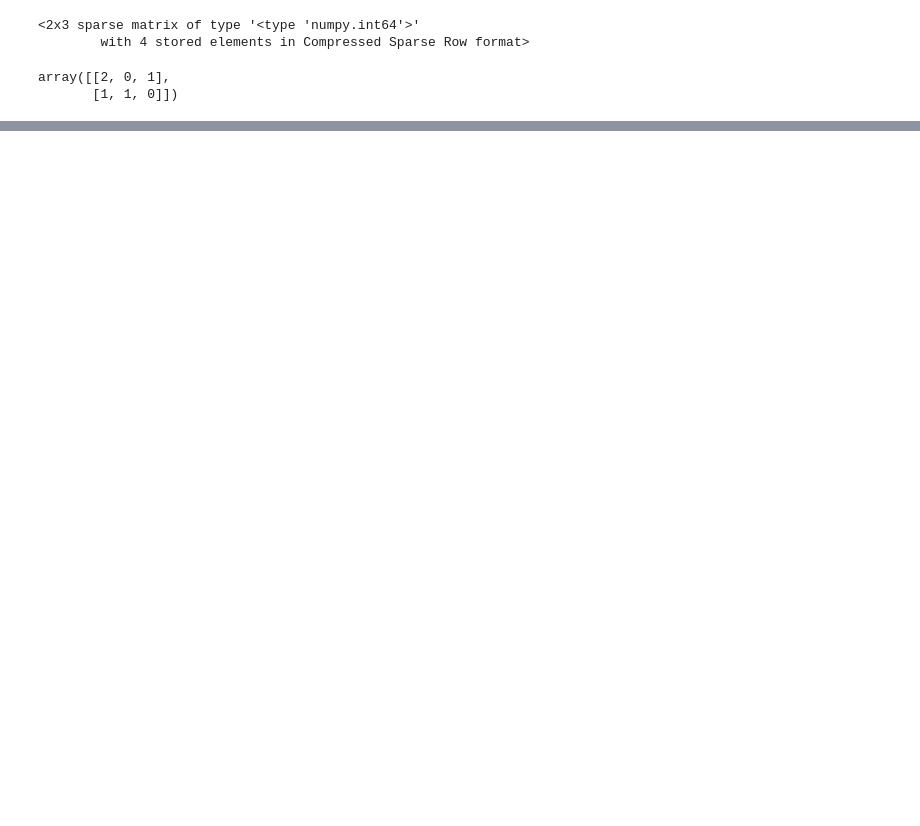
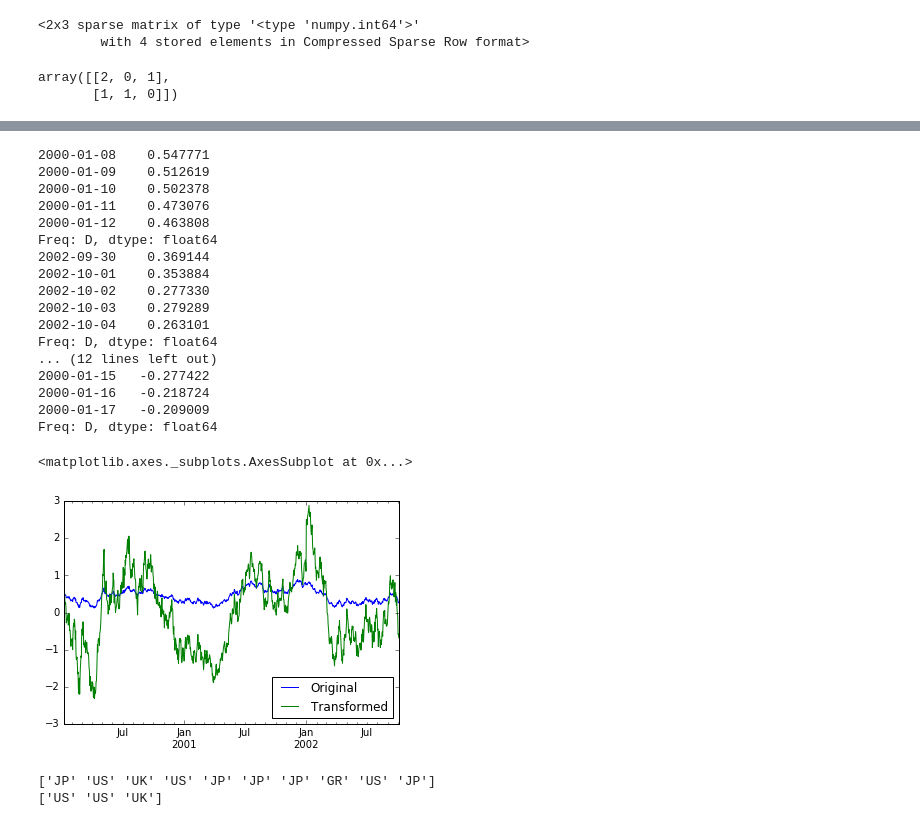
Before and after one commit to berkerkozan/KaggleBimboInventory, a Jupyter notebook: test.ipynb, the cells around one changed output, grey strips where cells are left out. Saved outputs shown, nothing was run; the diff lists cells and outputs as text; code cells hidden in the pictures; blank space fills up the shorter version.

```diff
--- a/test.ipynb
+++ b/test.ipynb
@@ -23,0 +329,59 @@ array([[2, 0, 1],
+# %%
+%matplotlib inline
+import matplotlib.pylab
+import numpy as np
+import pandas as pd
+
+index = pd.date_range('10/1/1999', periods=1100)
+ts = pd.Series(np.random.normal(0.5, 2, 1100), index)
+ts = ts.rolling(window=100,min_periods=100).mean().dropna()
+# moved up
+
+
+print ts.head()
+print ts.tail()
+
+key = lambda x: x.year
+
+zscore = lambda x: (x - x.mean()) / x.std()
+#print ts.groupby(key).groups[2000][1]
+print ts.groupby(key).head(1)
+transformed = ts.groupby(key).transform(zscore)
+#print transformed.groups
+print "this is transformed head"
+print transformed.head(10)
+#groups[2000][:5]
+
+grouped_trans = transformed.groupby(key)
+#print grouped_trans.head(10)
+
+compare = pd.DataFrame({'Original': ts, 'Transformed': transformed})
+compare.plot()
+# %% [output]
+2000-01-08    0.547771
+2000-01-09    0.512619
+2000-01-10    0.502378
+2000-01-11    0.473076
+2000-01-12    0.463808
+Freq: D, dtype: float64
+2002-09-30    0.369144
+2002-10-01    0.353884
+2002-10-02    0.277330
+2002-10-03    0.279289
+2002-10-04    0.263101
+Freq: D, dtype: float64
+... (12 lines left out)
+2000-01-15   -0.277422
+2000-01-16   -0.218724
+2000-01-17   -0.209009
+Freq: D, dtype: float64
+<matplotlib.axes._subplots.AxesSubplot at 0x...>
+[figure, added]
+# %%
+countries = np.array(['US', 'UK', 'GR', 'JP'])
+key = countries[np.random.randint(0, 4, 10)]
+print key
+print countries[[0,0,1]]
+# %% [output]
+['JP' 'US' 'UK' 'US' 'JP' 'JP' 'JP' 'GR' 'US' 'JP']
+['US' 'US' 'UK']
```
Also changed, not shown: parts of 27 cells of this notebook, 3 other files.
